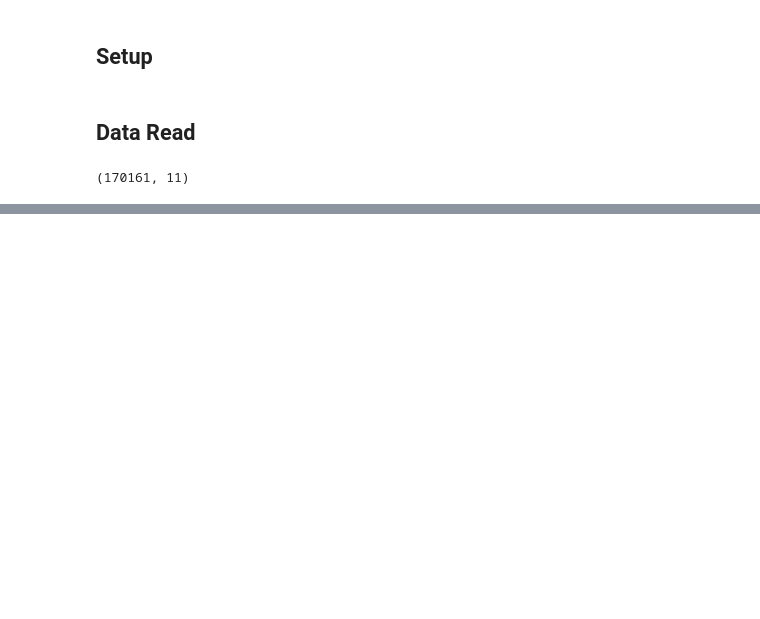
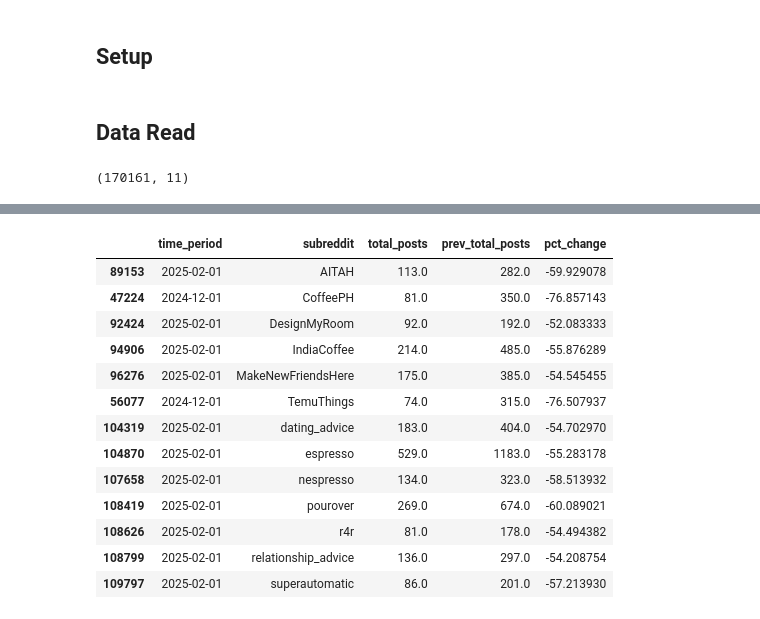
Before and after one commit to shahp7575/reddit_coffee_dashboard, a Jupyter notebook: notebooks/data_model.ipynb, the cells around one changed output, grey strips where cells are left out. Saved outputs shown, nothing was run; the diff lists cells and outputs as text; code cells hidden in the pictures; blank space fills up the shorter version.

```diff
--- a/notebooks/data_model.ipynb
+++ b/notebooks/data_model.ipynb
@@ -25,0 +45,2 @@ df.head()
+# %%
+df['created_date'] = df['created_utc'].dt.date
@@ -25,0 +109,5 @@ df.head()
+# %%
+df_stock = df.groupby(['created_date', 'subreddit'], as_index=False) \
+                .agg(total_posts=('id', 'count'))
+df_stock['created_date'] = pd.to_datetime(df_stock['created_date'])
+df_stock.sort_values(by=['created_date', 'total_posts'], ascending=[True, False], inplace=True)
@@ -25,0 +122,6 @@ df.head()
+# %%
+# get previous day's posts
+df_stock['prev_total_posts'] = df_stock.groupby('subreddit')['total_posts'].shift(1)
+
+# compute percentage change
+df_stock['pct_change'] = ((df_stock["total_posts"] - df_stock["prev_total_posts"]) / df_stock["prev_total_posts"])
@@ -25,0 +193,2 @@ df.head()
+# %%
+df_stock_month = compute_pct_change(df_stock, time_freq='M')
@@ -25,0 +214,17 @@ df.head()
+# %%
+df_stock_month[(df_stock_month['total_posts'] > 70) & (df_stock_month['pct_change'] < -50.0)]
+# %% [output]
+|  | time_period | subreddit | total_posts | prev_total_posts | pct_change |
+| 89153 | 2025-02-01 | AITAH | 113.0 | 282.0 | -59.929078 |
+| 47224 | 2024-12-01 | CoffeePH | 81.0 | 350.0 | -76.857143 |
+| 92424 | 2025-02-01 | DesignMyRoom | 92.0 | 192.0 | -52.083333 |
+| 94906 | 2025-02-01 | IndiaCoffee | 214.0 | 485.0 | -55.876289 |
+| 96276 | 2025-02-01 | MakeNewFriendsHere | 175.0 | 385.0 | -54.545455 |
+| 56077 | 2024-12-01 | TemuThings | 74.0 | 315.0 | -76.507937 |
+| 104319 | 2025-02-01 | dating_advice | 183.0 | 404.0 | -54.702970 |
+| 104870 | 2025-02-01 | espresso | 529.0 | 1183.0 | -55.283178 |
+| 107658 | 2025-02-01 | nespresso | 134.0 | 323.0 | -58.513932 |
+| 108419 | 2025-02-01 | pourover | 269.0 | 674.0 | -60.089021 |
+| 108626 | 2025-02-01 | r4r | 81.0 | 178.0 | -54.494382 |
+| 108799 | 2025-02-01 | relationship_advice | 136.0 | 297.0 | -54.208754 |
+| 109797 | 2025-02-01 | superautomatic | 86.0 | 201.0 | -57.213930 |
```
Also changed, not shown: parts of 22 cells of this notebook.
